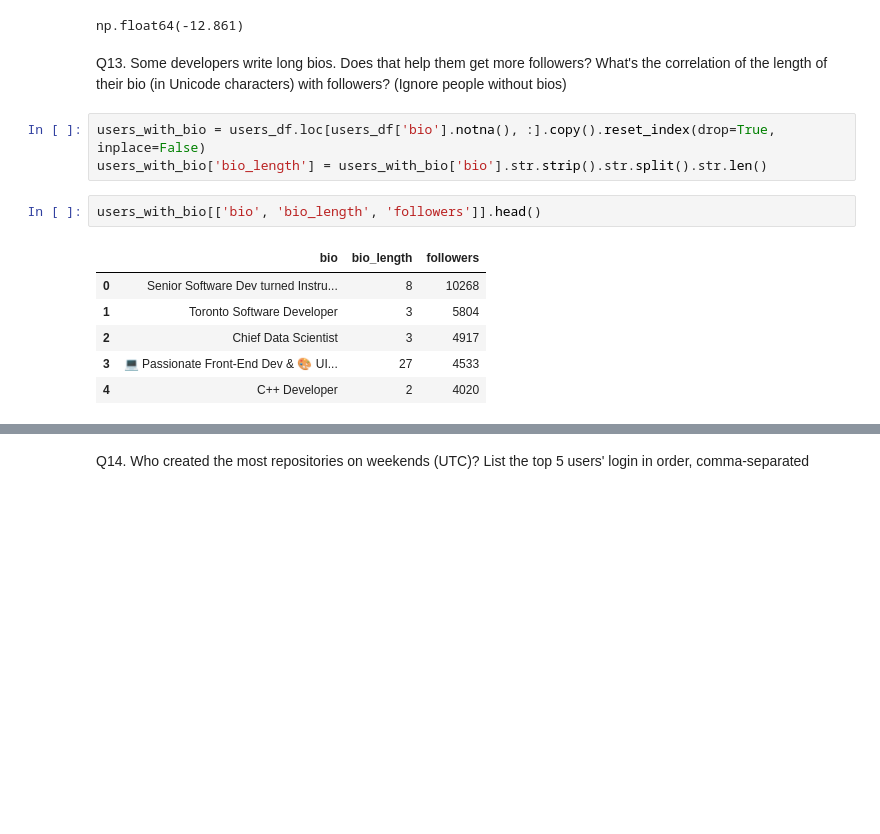
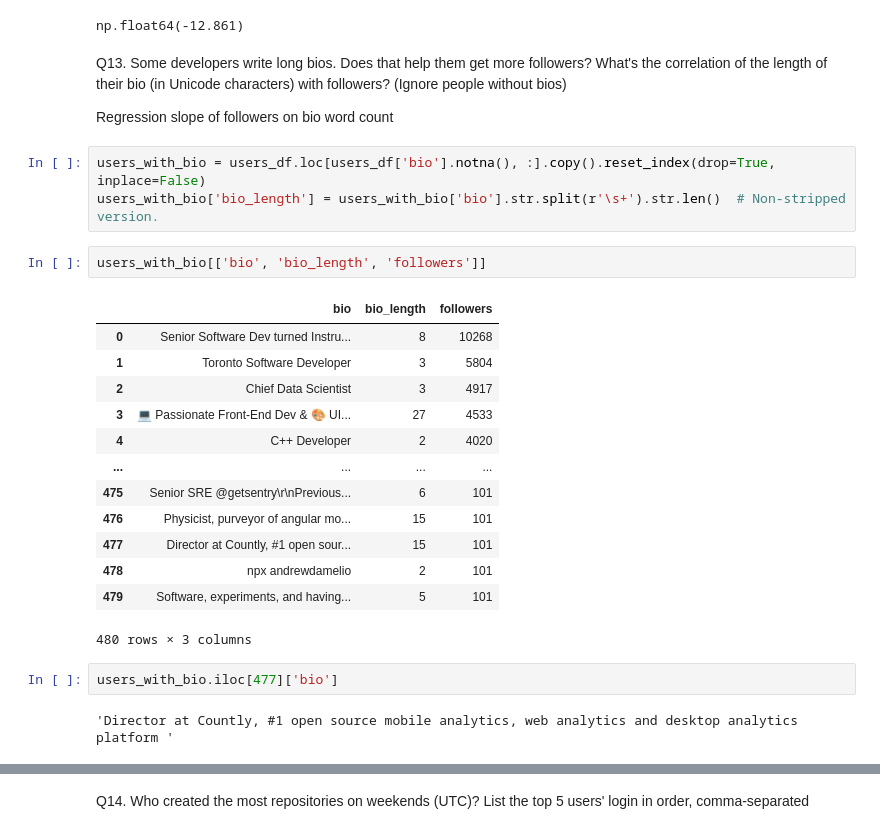
Before and after one commit to 22f3001905/tds-project-1-github-users-repos, a Jupyter notebook: notebook.ipynb, the cells around one changed output, grey strips where cells are left out. Cells and saved outputs as stored; diff of their text form; blank space fills up the shorter version.

```diff
--- a/notebook.ipynb
+++ b/notebook.ipynb
@@ -686,15 +689,28 @@ Name: following, dtype: float64
 np.float64(-12.861)
 # %% [markdown]
 Q13. Some developers write long bios. Does that help them get more followers? What's the correlation of the length of their bio (in Unicode characters) with followers? (Ignore people without bios)
+
+Regression slope of followers on bio word count
 # %%
 users_with_bio = users_df.loc[users_df['bio'].notna(), :].copy().reset_index(drop=True, inplace=False)
-users_with_bio['bio_length'] = users_with_bio['bio'].str.strip().str.split().str.len()
+users_with_bio['bio_length'] = users_with_bio['bio'].str.split(r'\s+').str.len()  # Non-stripped version.
 # %%
-users_with_bio[['bio', 'bio_length', 'followers']].head()
+users_with_bio[['bio', 'bio_length', 'followers']]
 # %% [output]
 |  | bio | bio_length | followers |
 | 0 | Senior Software Dev turned Instru... | 8 | 10268 |
 | 1 | Toronto Software Developer | 3 | 5804 |
 | 2 | Chief Data Scientist | 3 | 4917 |
 | 3 | 💻 Passionate Front-End Dev & 🎨 UI... | 27 | 4533 |
 | 4 | C++ Developer | 2 | 4020 |
+| ... | ... | ... | ... |
+| 475 | Senior SRE @getsentry\r\nPrevious... | 6 | 101 |
+| 476 | Physicist, purveyor of angular mo... | 15 | 101 |
+| 477 | Director at Countly, #1 open sour... | 15 | 101 |
+| 478 | npx andrewdamelio | 2 | 101 |
+| 479 | Software, experiments, and having... | 5 | 101 |
+480 rows × 3 columns
+# %%
+users_with_bio.iloc[477]['bio']
+# %% [output]
+'Director at Countly, #1 open source mobile analytics, web analytics and desktop analytics platform '
```
Also changed, not shown: parts of 43 cells of this notebook, 2 other files.
